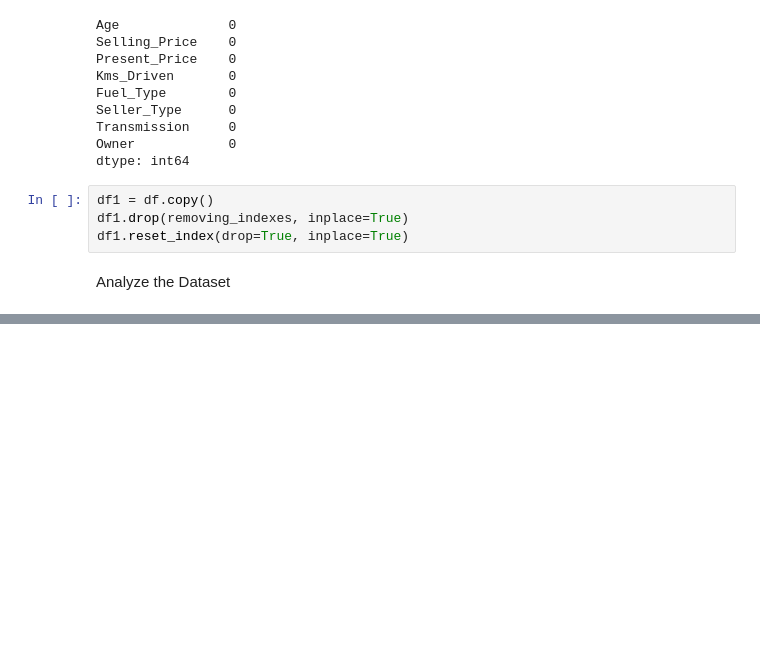
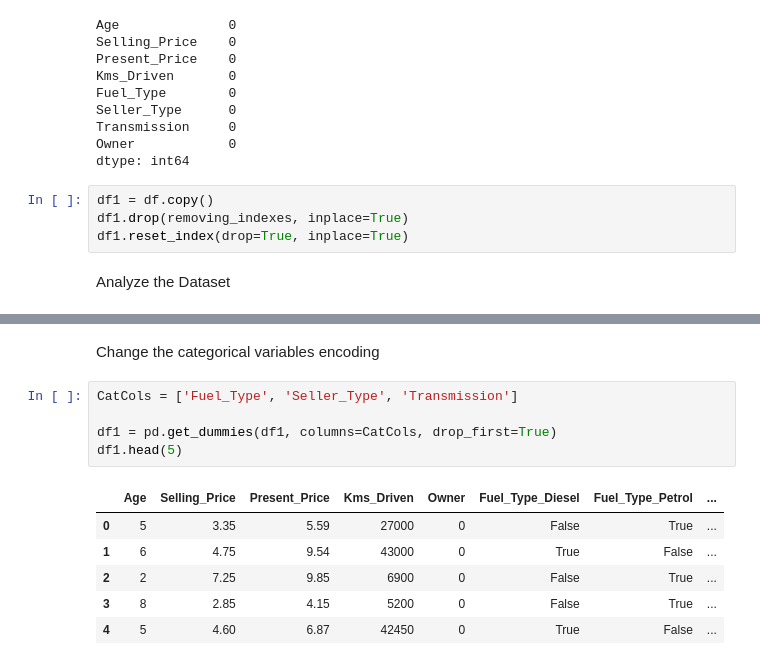
Before and after one commit to timjozi911/succulent-succotash, a Jupyter notebook: main.ipynb, the cells around one changed output, grey strips where cells are left out. Cells and saved outputs as stored; diff of their text form; blank space fills up the shorter version.

```diff
--- a/main.ipynb
+++ b/main.ipynb
@@ -181,0 +227,14 @@ Analyze the Dataset
+# %% [markdown]
+Change the categorical variables encoding
+# %%
+CatCols = ['Fuel_Type', 'Seller_Type', 'Transmission']
+
+df1 = pd.get_dummies(df1, columns=CatCols, drop_first=True)
+df1.head(5)
+# %% [output]
+|  | Age | Selling_Price | Present_Price | Kms_Driven | Owner | Fuel_Type_Diesel | Fuel_Type_Petrol | ... |
+| 0 | 5 | 3.35 | 5.59 | 27000 | 0 | False | True | ... |
+| 1 | 6 | 4.75 | 9.54 | 43000 | 0 | True | False | ... |
+| 2 | 2 | 7.25 | 9.85 | 6900 | 0 | False | True | ... |
+| 3 | 8 | 2.85 | 4.15 | 5200 | 0 | False | True | ... |
+| 4 | 5 | 4.60 | 6.87 | 42450 | 0 | True | False | ... |
```
Also changed, not shown: parts of 7 cells of this notebook.
